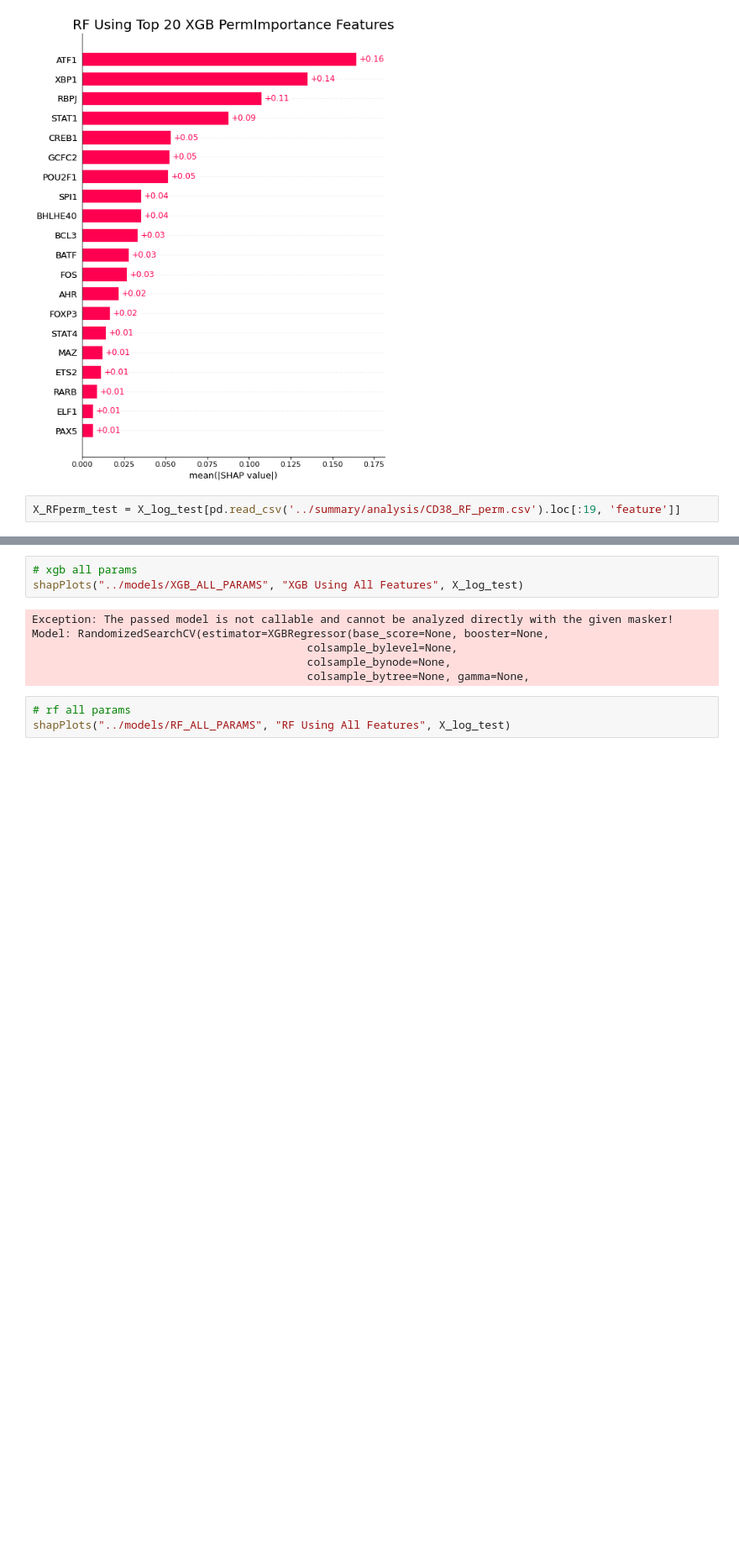
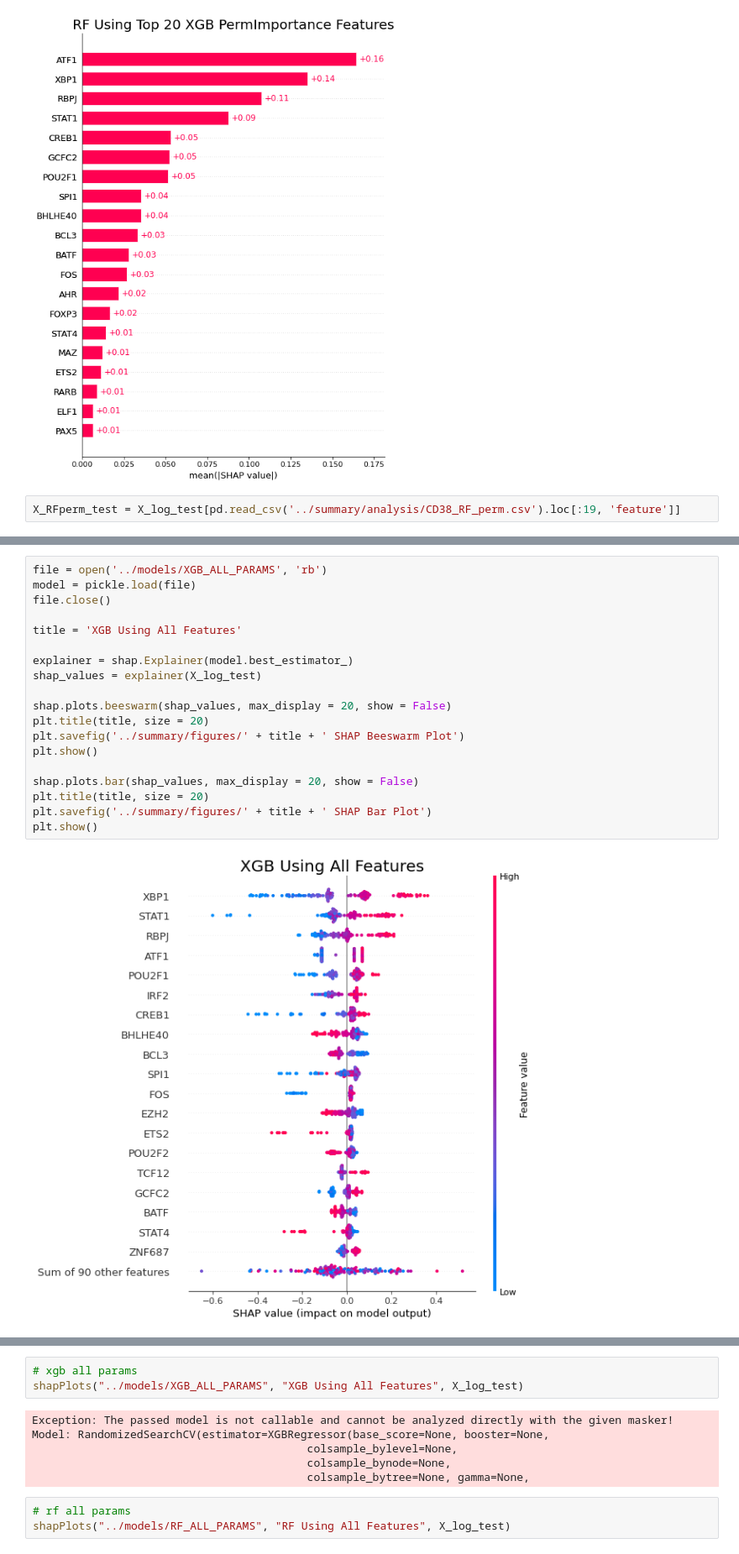
Before and after one commit to vishesh-sarinDXB/CD38_Predictor, a Jupyter notebook: notebooks/3-vs-model-explainability-with-shap.ipynb, the cells around one changed output, grey strips where cells are left out. Shown at 84% size. Saved outputs shown, nothing was run; the diff lists cells and outputs as text; blank space fills up the shorter version.

Commit message:
Used raw code from helper function to do XGB_ALL_PARAMS SHAP plots as it was a randomized search object and so needed to use the best_estimator_ parameter

```diff
--- a/notebooks/3-vs-model-explainability-with-shap.ipynb
+++ b/notebooks/3-vs-model-explainability-with-shap.ipynb
@@ -49 +49,22 @@ shapPlots("../models/RF_TOP20_RF_PERM_PARAMS", "RF Using Top 20 RF PermImportanc
 [figure]
+# %%
+file = open('../models/XGB_ALL_PARAMS', 'rb')
+model = pickle.load(file)
+file.close()
+
+title = 'XGB Using All Features'
+
+explainer = shap.Explainer(model.best_estimator_)
+shap_values = explainer(X_log_test)
+
+shap.plots.beeswarm(shap_values, max_display = 20, show = False)
+plt.title(title, size = 20)
+plt.savefig('../summary/figures/' + title + ' SHAP Beeswarm Plot')
+plt.show()
+
+shap.plots.bar(shap_values, max_display = 20, show = False)
+plt.title(title, size = 20)
+plt.savefig('../summary/figures/' + title + ' SHAP Bar Plot')
+plt.show()
+# %% [output]
+[figure, added]
```
Also changed, not shown: parts of 9 cells of this notebook, 10 other files.
